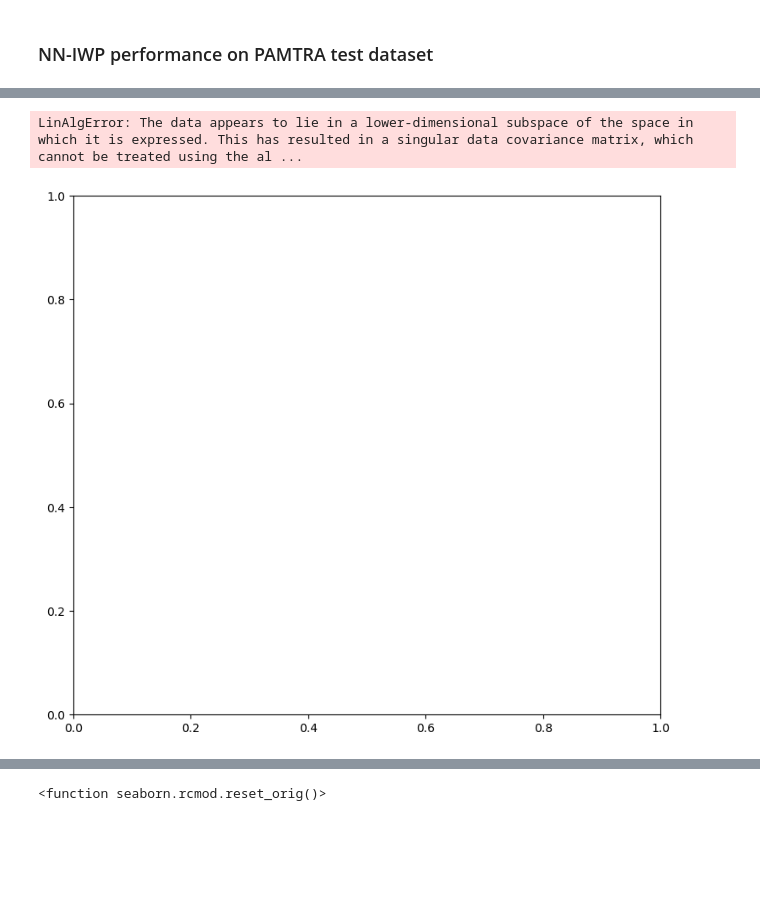
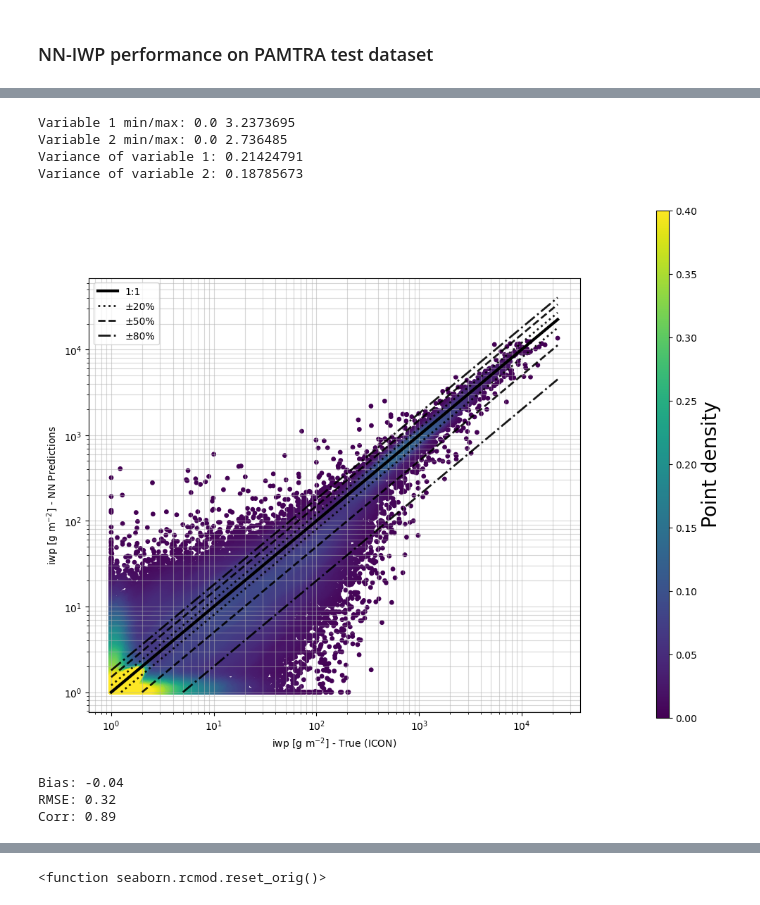
Before and after one commit to jani-be/NN_IWP_retrieval, a Jupyter notebook: NN_training_and_development/NN_development.ipynb, the cells around one changed output, grey strips where cells are left out. Saved outputs shown, nothing was run; the diff lists cells and outputs as text; code cells hidden in the pictures; blank space fills up the shorter version.

```diff
--- a/NN_training_and_development/NN_development.ipynb
+++ b/NN_training_and_development/NN_development.ipynb
@@ -341,15 +451,29 @@ bias:  0.3  corr:  0.99  rmse:  1.13
+# %%
+ab = np.vstack([a,b])
+# b, which is retrieveved **2 is to close to zero
+c = scipy.stats.gaussian_kde(ab)
+
+print('Variable 1 min/max:', ab[0].min(), ab[0].max())
+print('Variable 2 min/max:', ab[1].min(), ab[1].max())
+
+# Check variance
+print('Variance of variable 1:', np.var(ab[0]))
+print('Variance of variable 2:', np.var(ab[1]))
+# %% [output]
+Variable 1 min/max: 0.0 3.2373695
+Variable 2 min/max: 0.0 2.736485
+Variance of variable 1: 0.21424791
+Variance of variable 2: 0.18785673
 # %%
-# use typhon ploting style
-#plt.style.use(ty.plots.styles.get('typhon'))
 
 kind = 'log'
 
 fig, axs = plt.subplots(figsize=(9,8))
-
+iwp_test_predictions_squared=IWP_test_predictions_squared
 if kind == 'linear':
 
-    a = IWP_test
-    b = IWP_test_predictions_squared
+    a = test_IWP
+    b = iwp_test_predictions_squared
 
     a[a<1.] = 0
     b[b<1.] = 0
@@ -359,13 +483,13 @@ if kind == 'linear':
 
 if kind == 'log':
 
-    IWP_test_log = IWP_test.copy()
-    IWP_test_log[IWP_test_log==0] = 10**(-16)
-    IWP_test_predictions_squared_log = IWP_test_predictions_squared.copy()
-    IWP_test_predictions_squared_log[IWP_test_predictions_squared_log==0] = 10**(-16)
+    iwp_test_log = test_IWP.copy()
+    iwp_test_log[iwp_test_log==0] = 10**(-16)
+    iwp_test_predictions_squared_log = iwp_test_predictions_squared.copy()
+    iwp_test_predictions_squared_log[iwp_test_predictions_squared_log==0] = 10**(-16)
 
-    a = np.log10(IWP_test_log)
-    b = np.log10(IWP_test_predictions_squared_log)
+    a = np.log10(iwp_test_log)
+    b = np.log10(iwp_test_predictions_squared_log)
 
     a[a<0.] = 0
     b[b<0.] = 0
@@ -373,16 +497,16 @@ if kind == 'log':
     #a[a<0.] = np.nan
     #b[b<0.] = np.nan
 
-    #a = IWP_test.copy()
-    #b = IWP_test_predictions_squared.copy()
+    #a = iwp_test.copy()
+    #b = iwp_test_predictions_squared.copy()
 
     #a[a<1.] = 1.
     #b[b<1.] = 1.
 
 if kind == 'sqrt':
 
-    a = np.sqrt(IWP_test)
-    b = IWP_test_predictions
+    a = np.sqrt(test_IWP)
+    b = iwp_test_predictions
 
 nans = np.logical_or(np.isnan(a), np.isnan(b))
 a = a[~nans]
@@ -405,7 +529,7 @@ rmse = np.round(np.sqrt(np.nanmean((b-a)**2)),2)
 
 axs.grid(alpha=0.5,which='both')
 
-iwp_true = np.arange(1,np.nanmax(IWP_test),0.01)
+iwp_true = np.arange(1,np.nanmax(test_IWP),0.01)
 RE_80_plus = (0.8*iwp_true)+iwp_true
 RE_80_minus = (-0.8*iwp_true)+iwp_true
 RE_50_plus = (0.5*iwp_true)+iwp_true
@@ -427,8 +551,8 @@ if kind == 'linear':
     axs.plot(iwp_true,RE_80_plus,linewidth=2,linestyle='dashdot',color='black',alpha=0.5,label='±80%')
     axs.plot(iwp_true,RE_80_minus,linewidth=2,linestyle='dashdot',color='black',alpha=0.5)
 
-    axs.set_xlabel('IWP [g m$^{-2}$] - True (ICON)')
-    axs.set_ylabel('IWP [g m$^{-2}$] - NN Predictions')
+    axs.set_xlabel('iwp [g m$^{-2}$] - True (ICON)')
+    axs.set_ylabel('iwp [g m$^{-2}$] - NN Predictions')
     axs.set_ylim(top=3200)
     axs.set_xlim(right=3200)
 
@@ -444,41 +568,41 @@ if kind == 'log':
     axs.plot(iwp_true,RE_80_plus,linewidth=2,linestyle='dashdot',color='black',alpha=0.9,label='±80%')
     axs.plot(iwp_true,RE_80_minus,linewidth=2,linestyle='dashdot',color='black',alpha=0.9)
 
     axs.set_xscale('log')
     axs.set_yscale('log')
-    axs.set_xlabel('IWP [g m$^{-2}$] - True (ICON)')
-    axs.set_ylabel('IWP [g m$^{-2}$] - NN Predictions')
+    axs.set_xlabel('iwp [g m$^{-2}$] - True (ICON)')
+    axs.set_ylabel('iwp [g m$^{-2}$] - NN Predictions')
     #axs.set_ylim(bottom=1)
     #axs.set_xlim(left=1)
 
 if kind == 'sqrt':
     sc = axs.scatter(a,b,c=c,s=15,cmap='viridis',vmin=np.min(c),vmax=np.max(c))
     axs.plot(np.arange(0,maxval),np.arange(0,maxval),linewidth=2,color='black',alpha=0.5)
-    axs.set_xlabel('$\sqrt{IWP}$ [$\sqrt{g}m^{-1}$] - True (ICON)')
-    axs.set_ylabel('$\sqrt{IWP}$ [$\sqrt{g}m^{-1}$] - NN predictions')
+    #axs.set_xlabel('$\sqrt{iwp}$ [$\sqrt{g}m^{-1}$] - True (ICON)')
+    #axs.set_ylabel('$\sqrt{iwp}$ [$\sqrt{g}m^{-1}$] - NN predictions')
 
 cbar_ax = fig.add_axes([1.02, 0.1, 0.02, 0.9])
 cbar = fig.colorbar(sc, cax=cbar_ax)
 cbar.set_label('Point density',size=20)
 axs.legend()
 
 #axs.text(0.02, 0.8, 'Bias: '+str(bias),
 #         transform=axs.transAxes, fontsize=20,
 #         verticalalignment='top')
 #axs.text(0.05, 0.885, 'RMSE: '+str(rmse),
 #         transform=axs.transAxes, fontsize=20,
 #         verticalalignment='top')
 #axs.text(0.05, 0.81, 'Corr: '+str(corr),
 #         transform=axs.transAxes, fontsize=20,
 #         verticalalignment='top')
-
+plt.show()
 print('Bias: '+str(bias))
 print('RMSE: '+str(rmse))
 print('Corr: '+str(corr))
-
-#plt.savefig('/home/u/u301238/master_thesis/plots/NN/NN_24_32_1_reg_12000m_testdata_scatterdensity_linear.jpg',bbox_inches='tight',dpi=200)
 # %% [output]
+[figure, new version]
-LinAlgError: The data appears to lie in a lower-dimensional subspace of the space in which it is expressed. This has resulted in a singular data covariance matrix, which cannot be treated using the al ...
+Bias: -0.04
+RMSE: 0.32
+Corr: 0.89
-[figure, old version]
 # %%
 kind = 'log'
```
Also changed, not shown: parts of 93 cells of this notebook, 1 other file.
